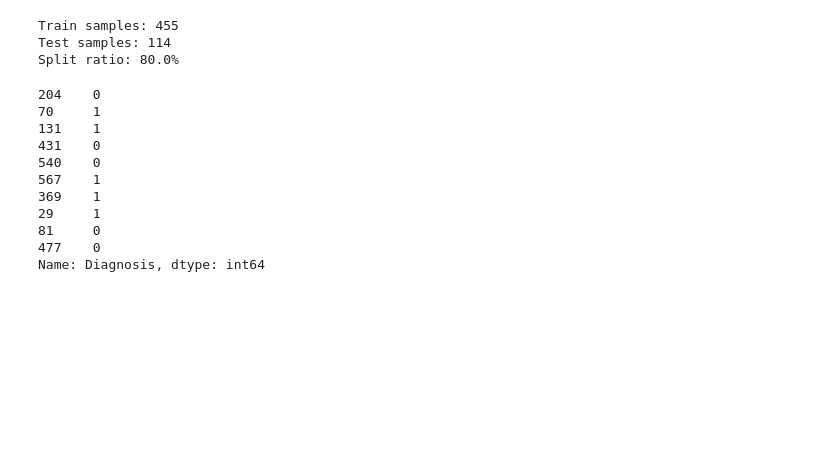
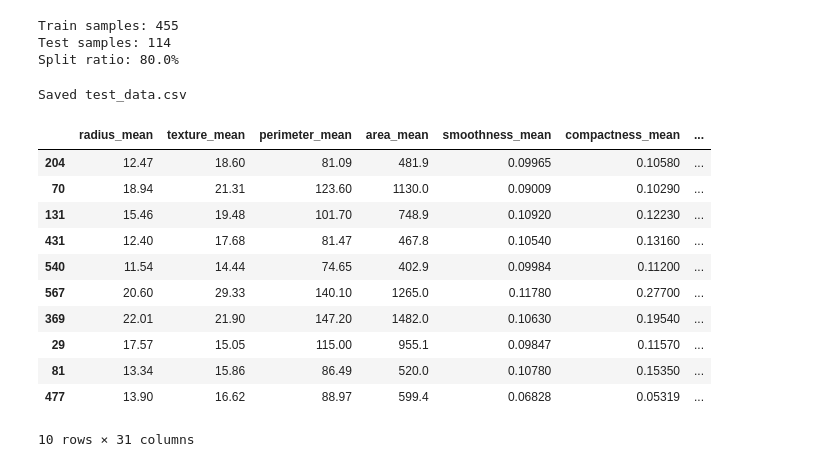
Before and after one commit to tejasviadiga/ml_classification_models, a Jupyter notebook: ml_assignment_2.ipynb, the cells around one changed output. Drawn from its saved outputs; the diff is of its cells as text; code cells hidden in the pictures; blank space fills up the shorter version.

Commit message:
creating test_data.csv file

```diff
--- a/ml_assignment_2.ipynb
+++ b/ml_assignment_2.ipynb
@@ -185,16 +185,23 @@ Train samples: 455
 Test samples: 114
 Split ratio: 80.0%
 # %%
-y_test.head(10)
+# creating test_data.csv file
+
+test_df = X_test.copy(); test_df["Diagnosis"] = y_test
+test_df.to_csv("test_data.csv", index=False)
+print("Saved test_data.csv")
+test_df.head(10)
 # %% [output]
-204    0
-70     1
-131    1
-431    0
-540    0
-567    1
-369    1
-29     1
-81     0
-477    0
-Name: Diagnosis, dtype: int64
+Saved test_data.csv
+|  | radius_mean | texture_mean | perimeter_mean | area_mean | smoothness_mean | compactness_mean | ... |
+| 204 | 12.47 | 18.60 | 81.09 | 481.9 | 0.09965 | 0.10580 | ... |
+| 70 | 18.94 | 21.31 | 123.60 | 1130.0 | 0.09009 | 0.10290 | ... |
+| 131 | 15.46 | 19.48 | 101.70 | 748.9 | 0.10920 | 0.12230 | ... |
+| 431 | 12.40 | 17.68 | 81.47 | 467.8 | 0.10540 | 0.13160 | ... |
+| 540 | 11.54 | 14.44 | 74.65 | 402.9 | 0.09984 | 0.11200 | ... |
+| 567 | 20.60 | 29.33 | 140.10 | 1265.0 | 0.11780 | 0.27700 | ... |
+| 369 | 22.01 | 21.90 | 147.20 | 1482.0 | 0.10630 | 0.19540 | ... |
+| 29 | 17.57 | 15.05 | 115.00 | 955.1 | 0.09847 | 0.11570 | ... |
+| 81 | 13.34 | 15.86 | 86.49 | 520.0 | 0.10780 | 0.15350 | ... |
+| 477 | 13.90 | 16.62 | 88.97 | 599.4 | 0.06828 | 0.05319 | ... |
+10 rows × 31 columns
```
Also changed, not shown: 1 other file.
